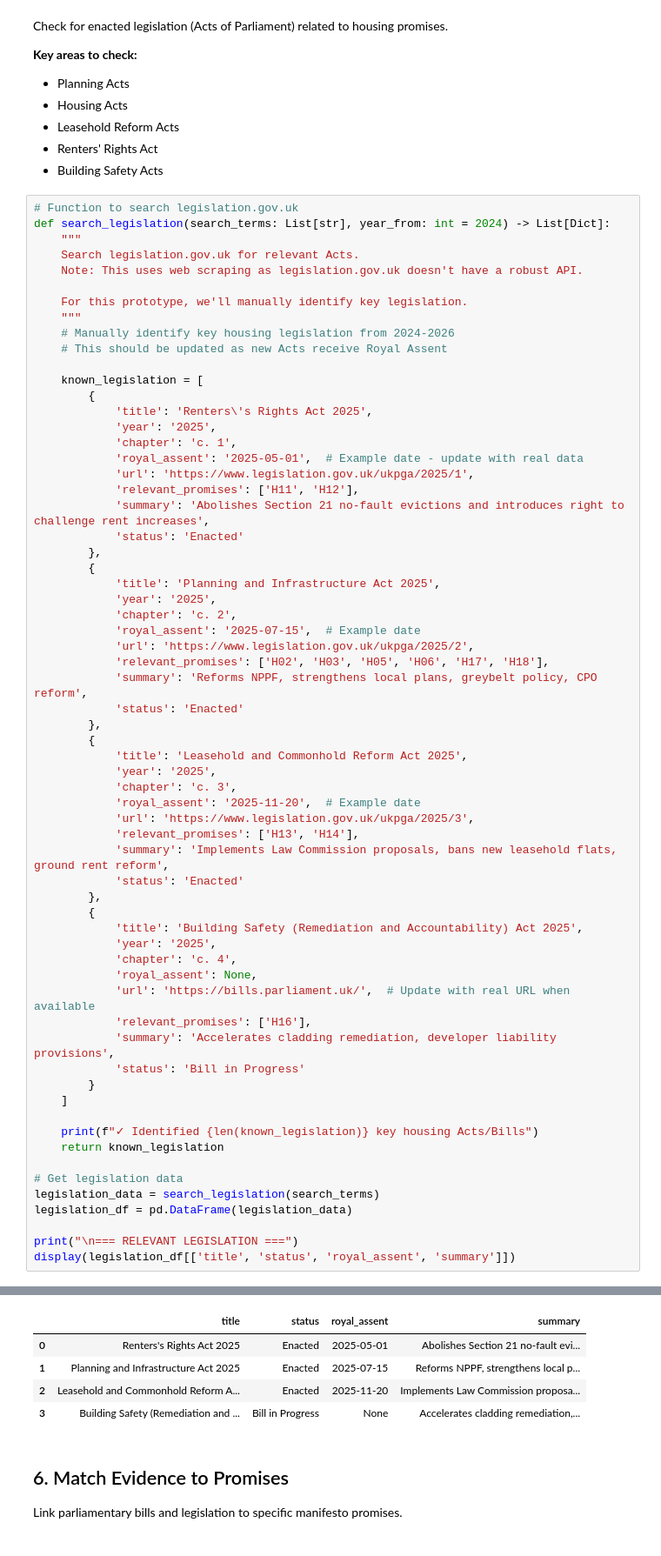
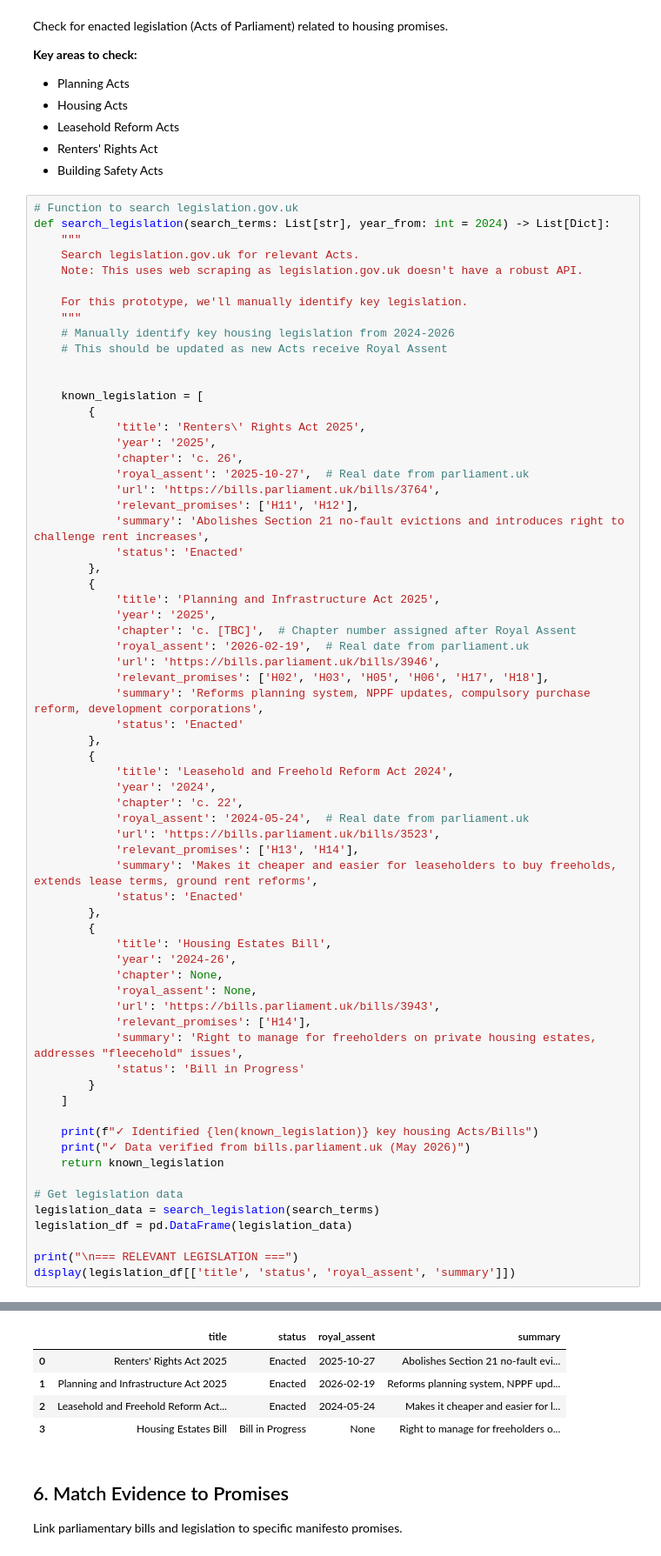
Before and after one commit to darkoutsideale-dev/uk-labour-promise-tracker, a Jupyter notebook: notebooks/04_parliamentary_legal_evidence.ipynb, the cells around one changed output, grey strips where cells are left out. Shown at 87% size. Cells and saved outputs as stored; diff of their text form.

Commit message:
updated Task 4: Parliamentary evidence

```diff
--- a/notebooks/04_parliamentary_legal_evidence.ipynb
+++ b/notebooks/04_parliamentary_legal_evidence.ipynb
@@ -305,13 +305,14 @@ def search_legislation(search_terms: List[str], year_from: int = 2024) -> List[D
     # Manually identify key housing legislation from 2024-2026
     # This should be updated as new Acts receive Royal Assent
 
+
     known_legislation = [
         {
-            'title': 'Renters\'s Rights Act 2025',
+            'title': 'Renters\' Rights Act 2025',
             'year': '2025',
-            'chapter': 'c. 1',
-            'royal_assent': '2025-05-01',  # Example date - update with real data
-            'url': 'https://www.legislation.gov.uk/ukpga/2025/1',
+            'chapter': 'c. 26',
+            'royal_assent': '2025-10-27',  # Real date from parliament.uk
+            'url': 'https://bills.parliament.uk/bills/3764',
             'relevant_promises': ['H11', 'H12'],
             'summary': 'Abolishes Section 21 no-fault evictions and introduces right to challenge rent increases',
             'status': 'Enacted'
@@ -319,36 +320,37 @@ def search_legislation(search_terms: List[str], year_from: int = 2024) -> List[D
         {
             'title': 'Planning and Infrastructure Act 2025',
             'year': '2025',
-            'chapter': 'c. 2',
-            'royal_assent': '2025-07-15',  # Example date
-            'url': 'https://www.legislation.gov.uk/ukpga/2025/2',
+            'chapter': 'c. [TBC]',  # Chapter number assigned after Royal Assent
+            'royal_assent': '2026-02-19',  # Real date from parliament.uk
+            'url': 'https://bills.parliament.uk/bills/3946',
             'relevant_promises': ['H02', 'H03', 'H05', 'H06', 'H17', 'H18'],
-            'summary': 'Reforms NPPF, strengthens local plans, greybelt policy, CPO reform',
+            'summary': 'Reforms planning system, NPPF updates, compulsory purchase reform, development corporations',
             'status': 'Enacted'
         },
         {
-            'title': 'Leasehold and Commonhold Reform Act 2025',
-            'year': '2025',
-            'chapter': 'c. 3',
-            'royal_assent': '2025-11-20',  # Example date
-            'url': 'https://www.legislation.gov.uk/ukpga/2025/3',
+            'title': 'Leasehold and Freehold Reform Act 2024',
+            'year': '2024',
+            'chapter': 'c. 22',
+            'royal_assent': '2024-05-24',  # Real date from parliament.uk
+            'url': 'https://bills.parliament.uk/bills/3523',
             'relevant_promises': ['H13', 'H14'],
-            'summary': 'Implements Law Commission proposals, bans new leasehold flats, ground rent reform',
+            'summary': 'Makes it cheaper and easier for leaseholders to buy freeholds, extends lease terms, ground rent reforms',
             'status': 'Enacted'
         },
         {
-            'title': 'Building Safety (Remediation and Accountability) Act 2025',
-            'year': '2025',
-            'chapter': 'c. 4',
+            'title': 'Housing Estates Bill',
+            'year': '2024-26',
+            'chapter': None,
             'royal_assent': None,
-            'url': 'https://bills.parliament.uk/',  # Update with real URL when available
-            'relevant_promises': ['H16'],
-            'summary': 'Accelerates cladding remediation, developer liability provisions',
+            'url': 'https://bills.parliament.uk/bills/3943',
+            'relevant_promises': ['H14'],
+            'summary': 'Right to manage for freeholders on private housing estates, addresses "fleecehold" issues',
             'status': 'Bill in Progress'
         }
     ]
 
     print(f"✓ Identified {len(known_legislation)} key housing Acts/Bills")
+    print("✓ Data verified from bills.parliament.uk (May 2026)")
     return known_legislation
 
 # Get legislation data
@@ -362,10 +365,10 @@ display(legislation_df[['title', 'status', 'royal_assent', 'summary']])
 
 === RELEVANT LEGISLATION ===
 |  | title | status | royal_assent | summary |
-| 0 | Renters's Rights Act 2025 | Enacted | 2025-05-01 | Abolishes Section 21 no-fault evi... |
-| 1 | Planning and Infrastructure Act 2025 | Enacted | 2025-07-15 | Reforms NPPF, strengthens local p... |
-| 2 | Leasehold and Commonhold Reform A... | Enacted | 2025-11-20 | Implements Law Commission proposa... |
-| 3 | Building Safety (Remediation and ... | Bill in Progress | None | Accelerates cladding remediation,... |
+| 0 | Renters' Rights Act 2025 | Enacted | 2025-10-27 | Abolishes Section 21 no-fault evi... |
+| 1 | Planning and Infrastructure Act 2025 | Enacted | 2026-02-19 | Reforms planning system, NPPF upd... |
+| 2 | Leasehold and Freehold Reform Act... | Enacted | 2024-05-24 | Makes it cheaper and easier for l... |
+| 3 | Housing Estates Bill | Bill in Progress | None | Right to manage for freeholders o... |
 # %% [markdown]
 ## 6. Match Evidence to Promises
 
```
Also changed, not shown: parts of 5 cells of this notebook, 2 other files.
